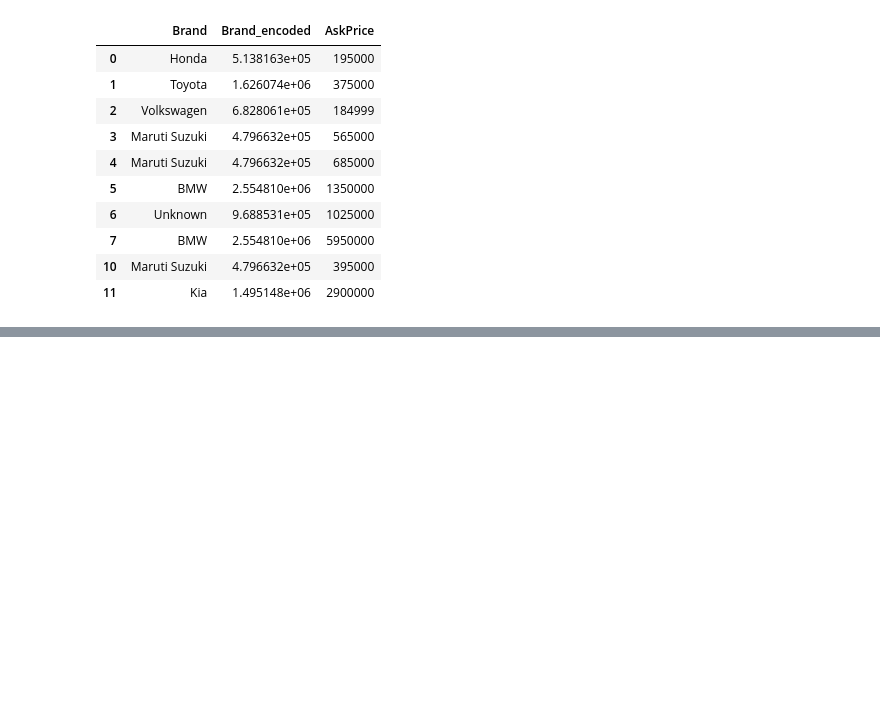
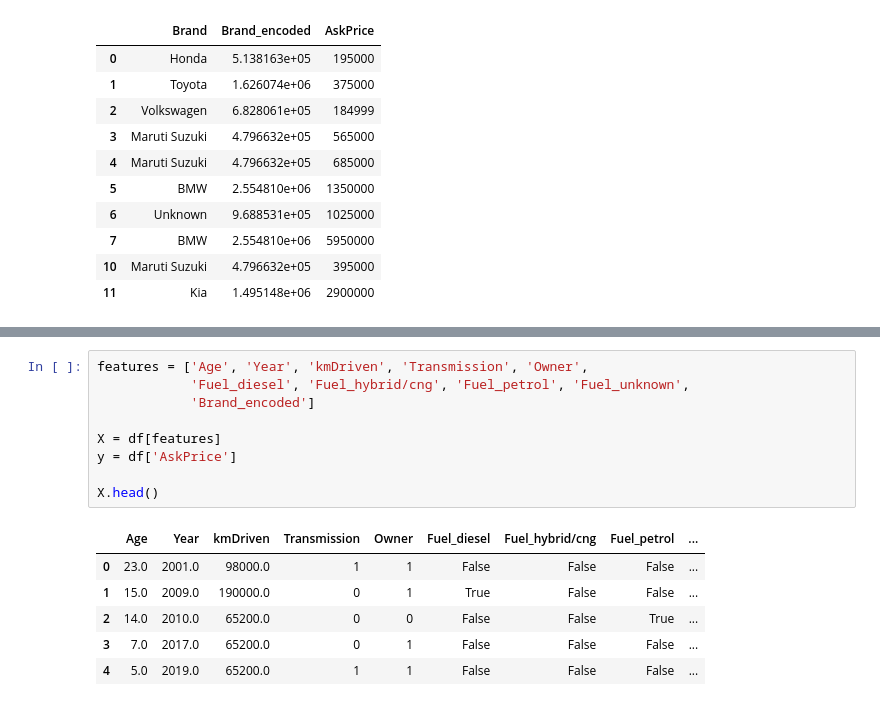
Before and after one commit to nonqanea-crypto/CarCast-, a Jupyter notebook: notebooks/capstone_notebook.ipynb, the cells around one changed output, grey strips where cells are left out. Drawn from its saved outputs; the diff is of its cells as text; blank space fills up the shorter version.

```diff
--- a/notebooks/capstone_notebook.ipynb
+++ b/notebooks/capstone_notebook.ipynb
@@ -472,0 +480,16 @@ df[['Brand', 'Brand_encoded', 'AskPrice']].head(10)
+# %%
+features = ['Age', 'Year', 'kmDriven', 'Transmission', 'Owner',
+            'Fuel_diesel', 'Fuel_hybrid/cng', 'Fuel_petrol', 'Fuel_unknown',
+            'Brand_encoded']
+
+X = df[features]
+y = df['AskPrice']
+
+X.head()
+# %% [output]
+|  | Age | Year | kmDriven | Transmission | Owner | Fuel_diesel | Fuel_hybrid/cng | Fuel_petrol | ... |
+| 0 | 23.0 | 2001.0 | 98000.0 | 1 | 1 | False | False | False | ... |
+| 1 | 15.0 | 2009.0 | 190000.0 | 0 | 1 | True | False | False | ... |
+| 2 | 14.0 | 2010.0 | 65200.0 | 0 | 0 | False | False | True | ... |
+| 3 | 7.0 | 2017.0 | 65200.0 | 0 | 1 | False | False | False | ... |
+| 4 | 5.0 | 2019.0 | 65200.0 | 1 | 1 | False | False | False | ... |
```
Also changed, not shown: parts of 4 cells of this notebook.
